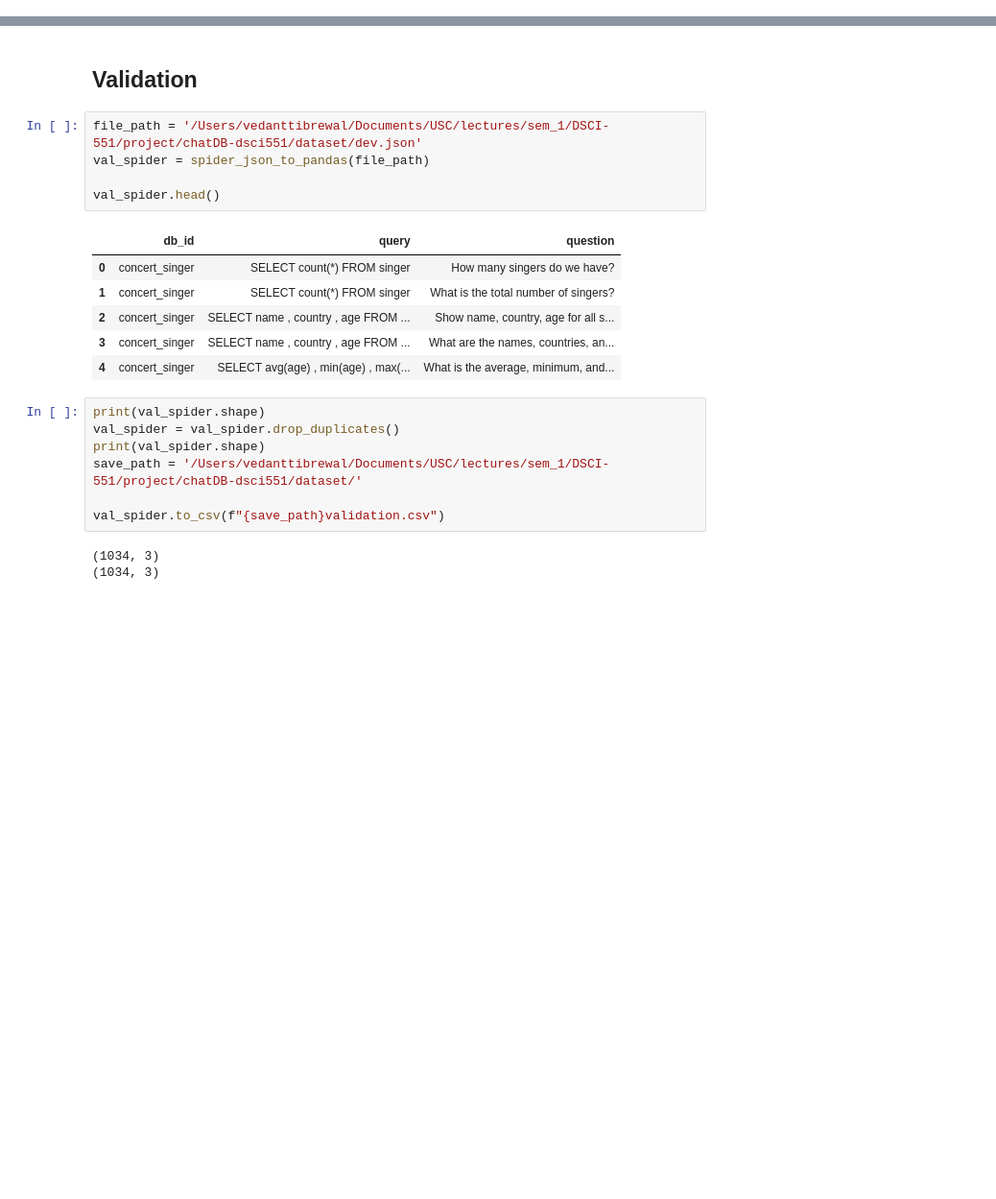
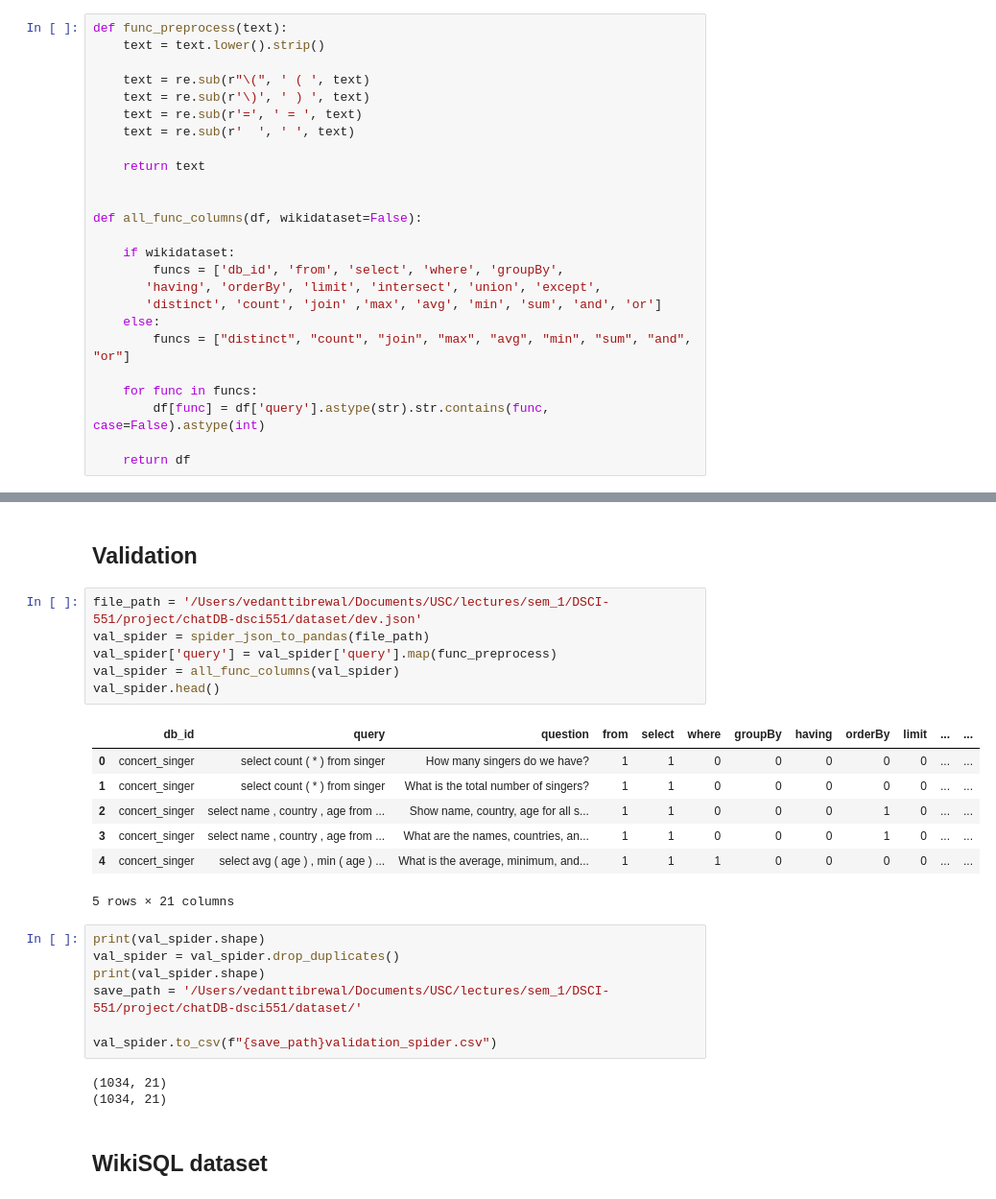
Before and after one commit to Vedant-Tibrewal/chatDB-dsci551, a Jupyter notebook: notebooks/data_prep.ipynb, the cells around one changed output, grey strips where cells are left out. Shown at 96% size. Saved outputs shown, nothing was run; the diff lists cells and outputs as text; blank space fills up the shorter version.

```diff
--- a/notebooks/data_prep.ipynb
+++ b/notebooks/data_prep.ipynb
@@ -50,6 +47,31 @@ def spider_json_to_pandas(file_path):
     dataset = pd.DataFrame(converted_data, columns=columns)
 
     return dataset
+# %%
+def func_preprocess(text):
+    text = text.lower().strip()
+
+    text = re.sub(r"\(", ' ( ', text)
+    text = re.sub(r'\)', ' ) ', text)
+    text = re.sub(r'=', ' = ', text)
+    text = re.sub(r'  ', ' ', text)
+
+    return text
+
+
+def all_func_columns(df, wikidataset=False):
+
+    if wikidataset:
+        funcs = ['db_id', 'from', 'select', 'where', 'groupBy',
+       'having', 'orderBy', 'limit', 'intersect', 'union', 'except',
+       'distinct', 'count', 'join' ,'max', 'avg', 'min', 'sum', 'and', 'or']
+    else:
+        funcs = ["distinct", "count", "join", "max", "avg", "min", "sum", "and", "or"]
+
+    for func in funcs:
+        df[func] = df['query'].astype(str).str.contains(func, case=False).astype(int)
+
+    return df
 # %% [markdown]
 ## Train
 # %%
@@ -116,22 +155,26 @@ test_spider.to_csv(f"{save_path}test.csv")
 # %%
 file_path = '/Users/vedanttibrewal/Documents/USC/lectures/sem_1/DSCI-551/project/chatDB-dsci551/dataset/dev.json'
 val_spider = spider_json_to_pandas(file_path)
-
+val_spider['query'] = val_spider['query'].map(func_preprocess)
+val_spider = all_func_columns(val_spider)
 val_spider.head()
 # %% [output]
-|  | db_id | query | question |
-| 0 | concert_singer | SELECT count(*) FROM singer | How many singers do we have? |
-| 1 | concert_singer | SELECT count(*) FROM singer | What is the total number of singers? |
-| 2 | concert_singer | SELECT name , country , age FROM ... | Show name, country, age for all s... |
-| 3 | concert_singer | SELECT name , country , age FROM ... | What are the names, countries, an... |
-| 4 | concert_singer | SELECT avg(age) , min(age) , max(... | What is the average, minimum, and... |
+|  | db_id | query | question | from | select | where | groupBy | having | orderBy | limit | ... | ... |
+| 0 | concert_singer | select count ( * ) from singer | How many singers do we have? | 1 | 1 | 0 | 0 | 0 | 0 | 0 | ... | ... |
+| 1 | concert_singer | select count ( * ) from singer | What is the total number of singers? | 1 | 1 | 0 | 0 | 0 | 0 | 0 | ... | ... |
+| 2 | concert_singer | select name , country , age from ... | Show name, country, age for all s... | 1 | 1 | 0 | 0 | 0 | 1 | 0 | ... | ... |
+| 3 | concert_singer | select name , country , age from ... | What are the names, countries, an... | 1 | 1 | 0 | 0 | 0 | 1 | 0 | ... | ... |
+| 4 | concert_singer | select avg ( age ) , min ( age ) ... | What is the average, minimum, and... | 1 | 1 | 1 | 0 | 0 | 0 | 0 | ... | ... |
+5 rows × 21 columns
 # %%
 print(val_spider.shape)
 val_spider = val_spider.drop_duplicates()
 print(val_spider.shape)
 save_path = '/Users/vedanttibrewal/Documents/USC/lectures/sem_1/DSCI-551/project/chatDB-dsci551/dataset/'
 
-val_spider.to_csv(f"{save_path}validation.csv")
+val_spider.to_csv(f"{save_path}validation_spider.csv")
 # %% [output]
-(1034, 3)
-(1034, 3)
+(1034, 21)
+(1034, 21)
+# %% [markdown]
+## WikiSQL dataset
```
Also changed, not shown: parts of 23 cells of this notebook, 9 other files.
